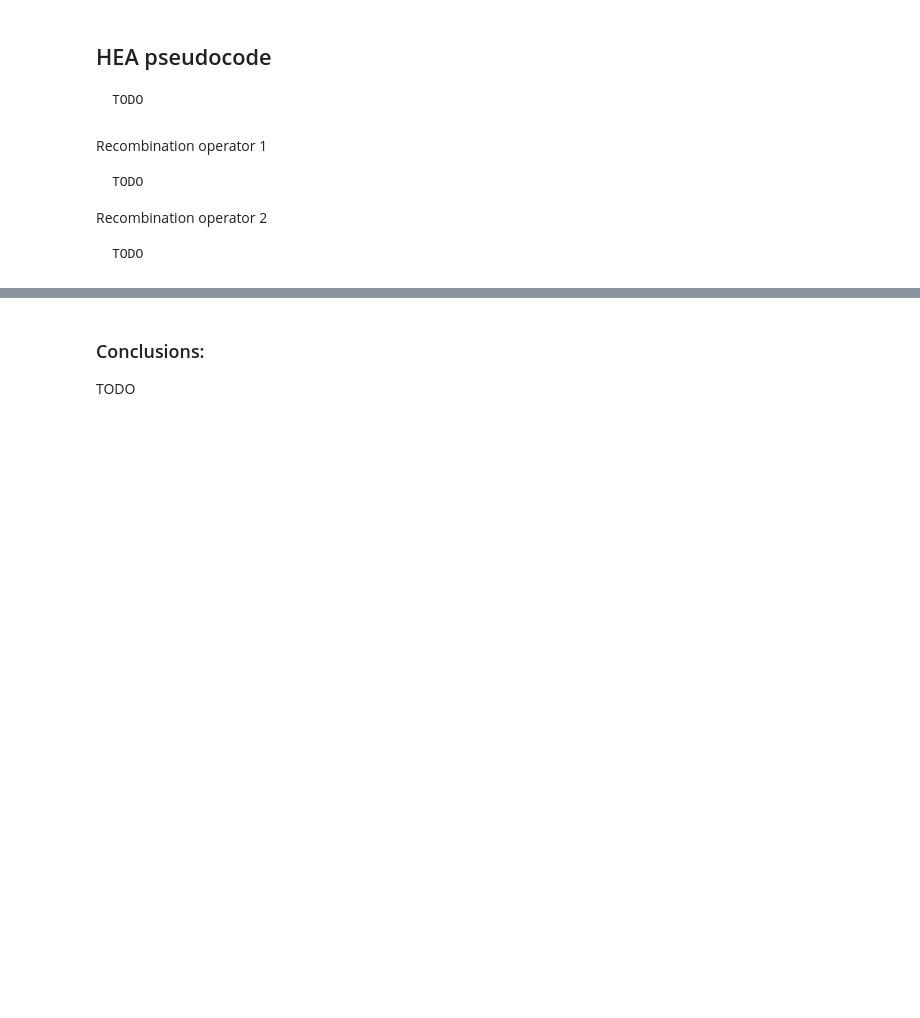
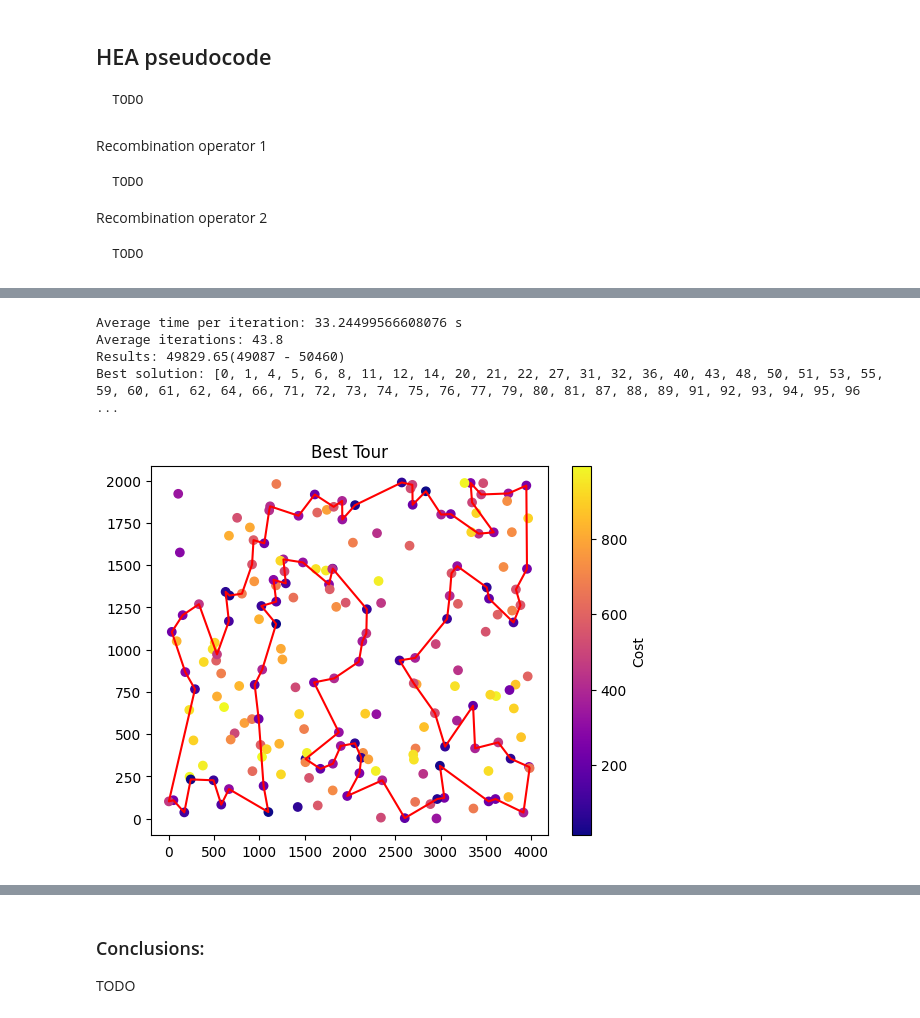
Before and after one commit to Oskshust/evo_comp, a Jupyter notebook: 9/raport.ipynb, the cells around one changed output, grey strips where cells are left out. Drawn from its saved outputs; the diff is of its cells as text; code cells hidden in the pictures; blank space fills up the shorter version.

```diff
--- a/9/raport.ipynb
+++ b/9/raport.ipynb
@@ -62,0 +58,8 @@ Best solution: [0, 1, 4, 5, 6, 8, 11, 14, 15, 19, 20, 21, 22, 26, 31, 32, 36, 37
+# %%
+run_hea(c)
+# %% [output]
+Average time per iteration: 33.24499566608076 s
+Average iterations: 43.8
+Results: 49829.65(49087 - 50460)
+Best solution: [0, 1, 4, 5, 6, 8, 11, 12, 14, 20, 21, 22, 27, 31, 32, 36, 40, 43, 48, 50, 51, 53, 55, 59, 60, 61, 62, 64, 66, 71, 72, 73, 74, 75, 76, 77, 79, 80, 81, 87, 88, 89, 91, 92, 93, 94, 95, 96 ...
+[figure, added]
```
Also changed, not shown: parts of 9 cells of this notebook, 2 other files.
